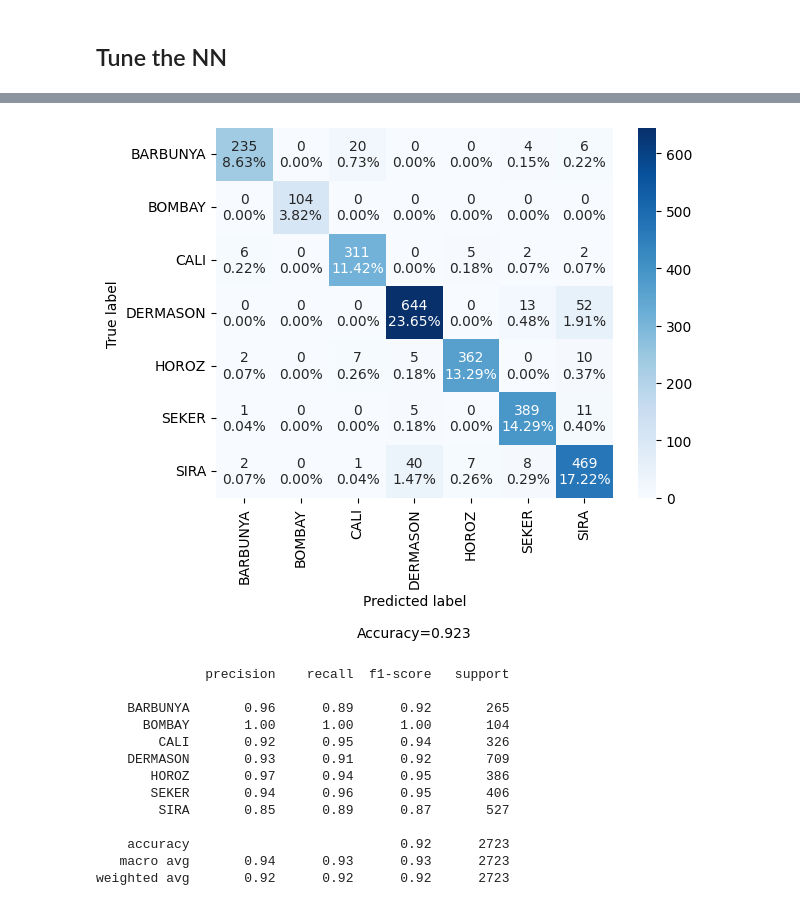
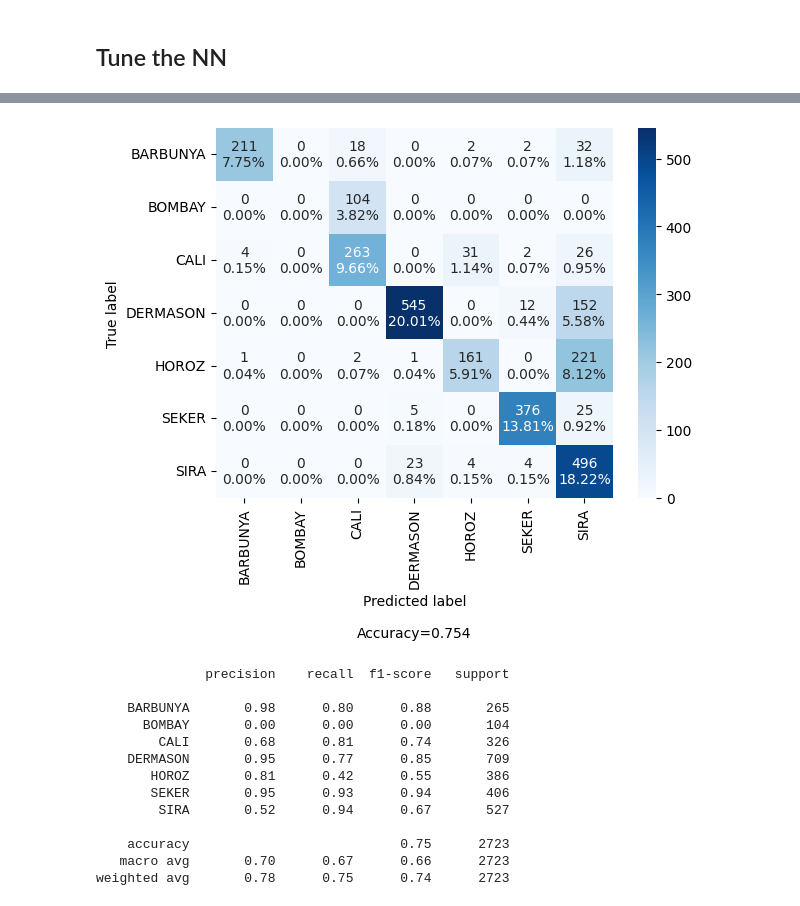
Before and after one commit to PavanKB/PS_3, a Jupyter notebook: tsne_nn_dry_bean.ipynb, the cells around one changed output, grey strips where cells are left out. Cells and saved outputs as stored; diff of their text form; code cells hidden in the pictures.

Commit message:
added tsne for NN

```diff
--- a/tsne_nn_dry_bean.ipynb
+++ b/tsne_nn_dry_bean.ipynb
@@ -166,14 +176,14 @@ sns.pointplot(plot_df, x='train_size_abs',y ='value', hue='variable')
 # %%
 # Get the score of the best model on test
 
 # gs.best_estimator_ is the best model found by GridSearchCV
-y_test_predictions = gs.predict(X_test)
+y_test_predictions = gs.predict(X_test_tsne)
 # Generate confusion matrix for the predictions from the best model
 conf_matrix = confusion_matrix(y_test, y_test_predictions)
 
 make_confusion_matrix(conf_matrix, group_names=['True Neg','False Pos','False Neg','True Pos'], categories=['BARBUNYA', 'BOMBAY', 'CALI', 'DERMASON', 'HOROZ', 'SEKER', 'SIRA'], cmap='Blues')
 # %% [output]
-[figure, old version]
+[figure, new version]
 # %%
 
 # target_names=target_names
@@ -181,14 +191,14 @@ print(classification_report(y_test, y_test_predictions))
 # %% [output]
               precision    recall  f1-score   support
 
-    BARBUNYA       0.96      0.89      0.92       265
-      BOMBAY       1.00      1.00      1.00       104
-        CALI       0.92      0.95      0.94       326
-    DERMASON       0.93      0.91      0.92       709
-       HOROZ       0.97      0.94      0.95       386
-       SEKER       0.94      0.96      0.95       406
-        SIRA       0.85      0.89      0.87       527
+    BARBUNYA       0.98      0.80      0.88       265
+      BOMBAY       0.00      0.00      0.00       104
+        CALI       0.68      0.81      0.74       326
+    DERMASON       0.95      0.77      0.85       709
+       HOROZ       0.81      0.42      0.55       386
+       SEKER       0.95      0.93      0.94       406
+        SIRA       0.52      0.94      0.67       527
 
-    accuracy                           0.92      2723
-   macro avg       0.94      0.93      0.93      2723
-weighted avg       0.92      0.92      0.92      2723
+    accuracy                           0.75      2723
+   macro avg       0.70      0.67      0.66      2723
+weighted avg       0.78      0.75      0.74      2723
```
Also changed, not shown: parts of 7 cells of this notebook.
